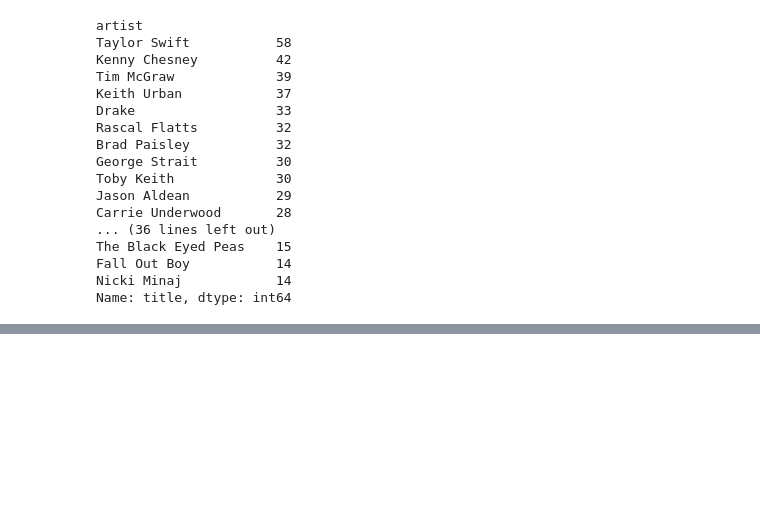
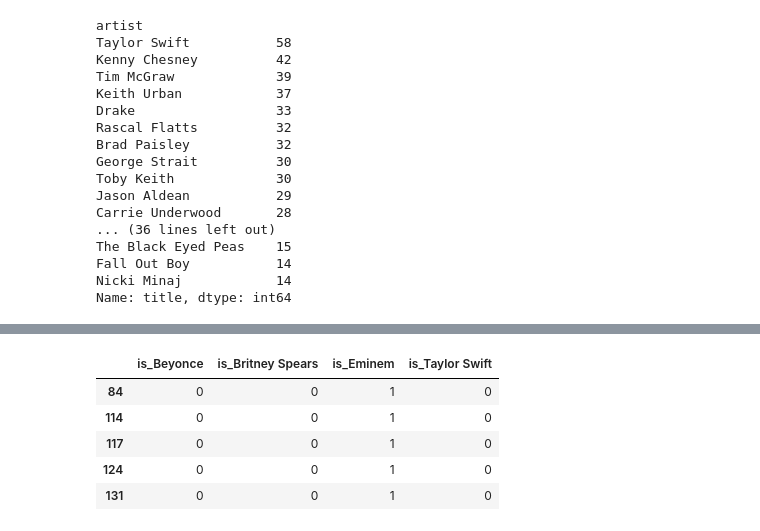
Before and after one commit to sn-ekstrand/lyric-clustering, a Jupyter notebook: notebooks/nlp_classifications.ipynb, the cells around one changed output, grey strips where cells are left out. Cells and saved outputs as stored; diff of their text form; code cells hidden in the pictures; blank space fills up the shorter version.

```diff
--- a/notebooks/nlp_classifications.ipynb
+++ b/notebooks/nlp_classifications.ipynb
@@ -385,3 +397,12 @@ song_is_artist = pd.get_dummies(working_df['artist'], prefix='is')
+# %%
+song_is_artist.head()
+# %% [output]
+|  | is_Beyonce | is_Britney Spears | is_Eminem | is_Taylor Swift |
+| 84 | 0 | 0 | 1 | 0 |
+| 114 | 0 | 0 | 1 | 0 |
+| 117 | 0 | 0 | 1 | 0 |
+| 124 | 0 | 0 | 1 | 0 |
+| 131 | 0 | 0 | 1 | 0 |
 # %%
 arr, vocab = vectorize_tokens(working_df['lyrics_tokens'])
 # %%
```
Also changed, not shown: parts of 7 cells of this notebook.
